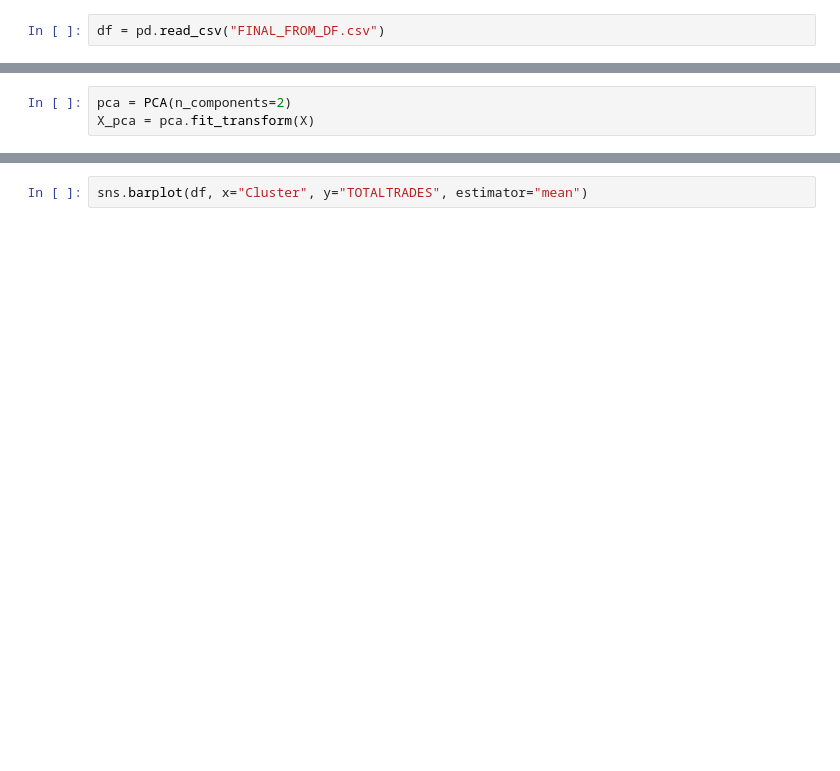
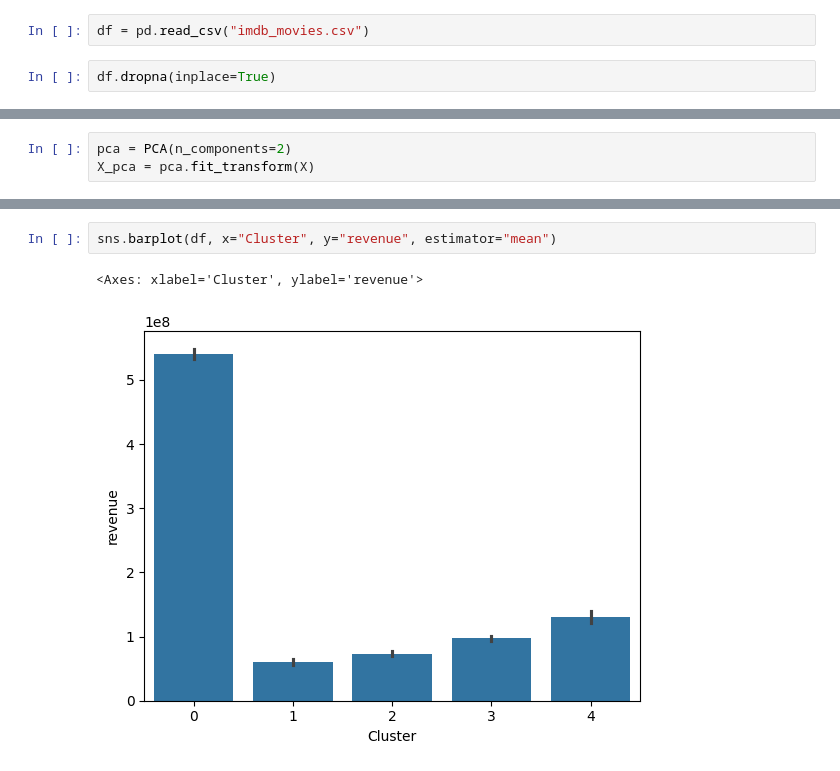
Before and after one commit to A01403572/SemanaTec, a Jupyter notebook: Kmeans.ipynb, the cells around one changed output, grey strips where cells are left out. Cells and saved outputs as stored; diff of their text form; blank space fills up the shorter version.

```diff
--- a/Kmeans.ipynb
+++ b/Kmeans.ipynb
@@ -8,7 +8,9 @@ from sklearn.decomposition import PCA
 import matplotlib.pyplot as plt
 import seaborn as sns
 # %%
-df = pd.read_csv("FINAL_FROM_DF.csv")
+df = pd.read_csv("imdb_movies.csv")
+# %%
+df.dropna(inplace=True)
 # %%
 
 df.head()
@@ -65,4 +120,7 @@ df[categorical_columns + ["Cluster"]].groupby("Cluster").agg(lambda x: x.mode()[
 # %%
-sns.barplot(df, x="Cluster", y="TOTALTRADES", estimator="mean")
+sns.barplot(df, x="Cluster", y="revenue", estimator="mean")
+# %% [output]
+<Axes: xlabel='Cluster', ylabel='revenue'>
+[figure, added]
 # %%
 
```
Also changed, not shown: parts of 9 cells of this notebook.
